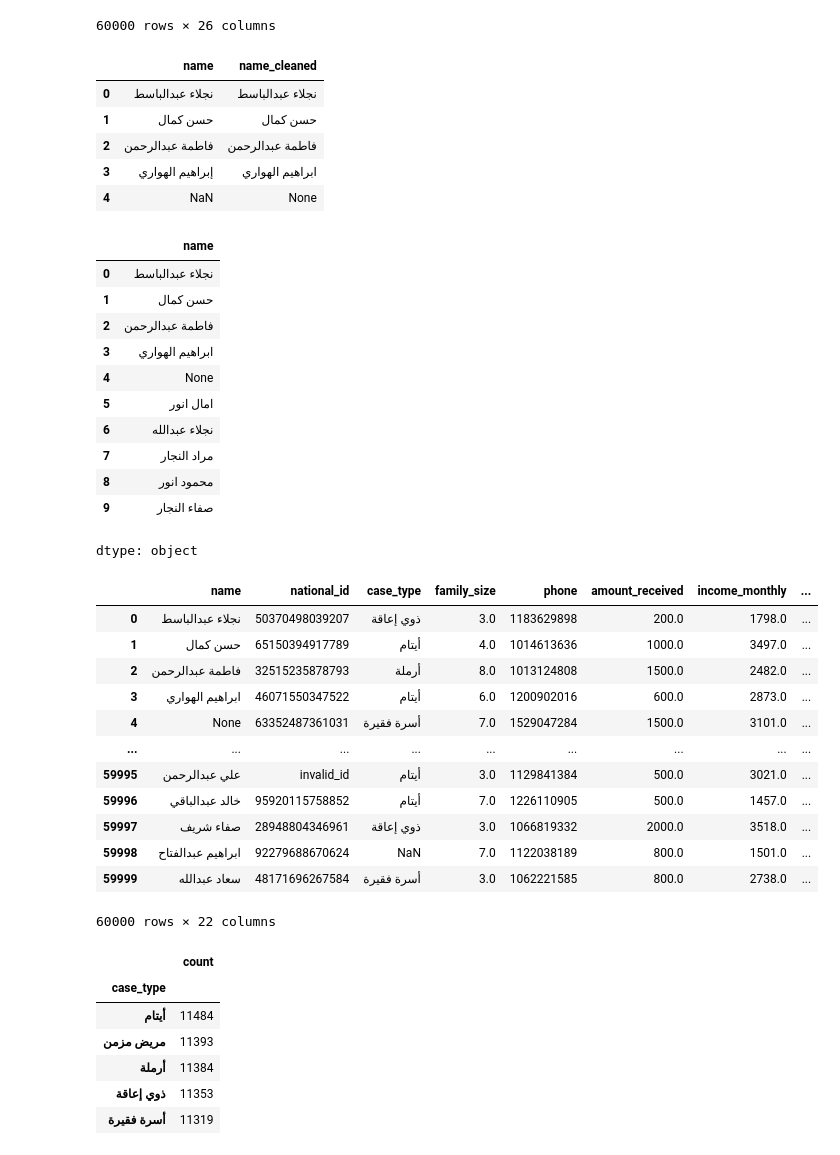
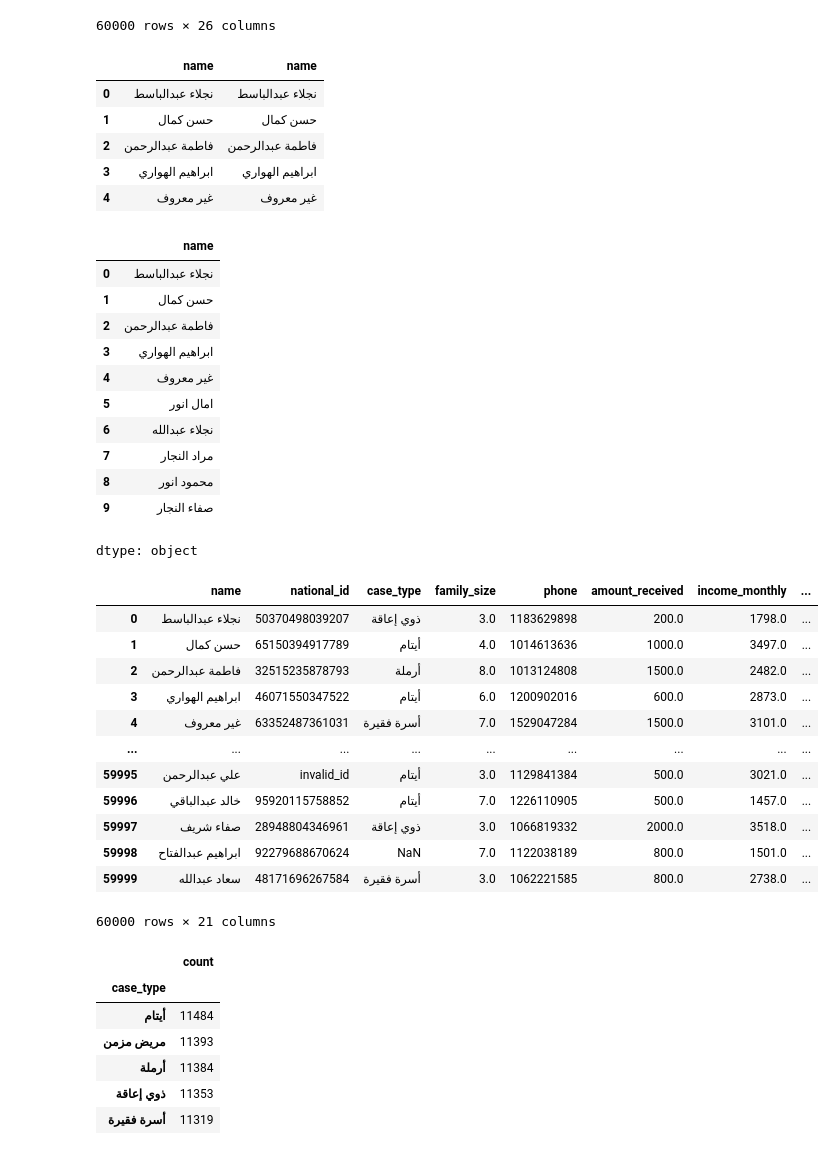
Before and after one commit to HazemmoAlsady/AWN_Graduation_Project, a Jupyter notebook: AWNN2.ipynb, the cells around one changed output. Drawn from its saved outputs; the diff is of its cells as text; code cells hidden in the pictures.

```diff
--- a/AWNN2.ipynb
+++ b/AWNN2.ipynb
@@ -256,58 +256,58 @@ df
 | 59999 | سعاد عبدالله | 48171696267584 | أسرة فقيرة | 3.0 | 1062221585 | 800.0 | 2738.0 | ... |
 60000 rows × 26 columns
 # %%
-df.drop(columns=["birthdate", "age", "gov_code", "governorate", "gender_from_id"], inplace=True)
+# df.drop(columns=["birthdate", "age", "gov_code", "governorate", "gender_from_id"], inplace=True)
 # %%
 import pandas as pd
 import re
 
 # تنظيف شامل لعمود الاسم
 def clean_name(name):
-    if pd.isna(name):
-        return None
+    if pd.isna(name) or str(name).strip() == "":
+        return "غير معروف"
 
     # تحويل الاسم إلى string
     name = str(name)
 
     # 1) إزالة المسافات من البداية والنهاية
     name = name.strip()
 
-    # 2) إزالة أي رموز أو أرقام
-    name = re.sub(r'[^A-Za-z\u0600-\u06FF\s]', ' ', name)  # يبقي بس الحروف العربية والإنجليزية
+    # 2) إزالة أي رموز أو أرقام (يبقى بس الحروف العربية والإنجليزية)
+    name = re.sub(r'[^A-Za-z\u0600-\u06FF\s]', ' ', name)
 
     # 3) إزالة المسافات المكررة
     name = re.sub(r'\s+', ' ', name)
 
     # 4) إزالة التطويل "ــــ"
     name = name.replace("ـ", "")
 
-    # 5) توحيد الهمزات في العربي (اختياري بس مهم في التنضيف)
+    # 5) توحيد الهمزات في العربي
     name = (name.replace("أ", "ا")
                 .replace("إ", "ا")
                 .replace("آ", "ا"))
 
     # 6) حذف الأسماء القصيرة جدًا (غالبًا غلط)
     if len(name) < 3:
-        return None
+        return "غير معروف"
 
     # 7) Capitalize للأسماء الإنجليزية
     name = " ".join([w.capitalize() for w in name.split()])
 
     return name
 
 
 # تطبيق الدالة على العمود
-df["name_cleaned"] = df["name"].apply(clean_name)
+df["name"] = df["name"].apply(clean_name)
 
 # عرض النتيجة
-df[["name", "name_cleaned"]].head(5)
+df[["name", "name"]].head(5)
 # %% [output]
-|  | name | name_cleaned |
+|  | name | name |
 | 0 | نجلاء عبدالباسط | نجلاء عبدالباسط |
 | 1 | حسن كمال | حسن كمال |
 | 2 | فاطمة عبدالرحمن | فاطمة عبدالرحمن |
-| 3 | إبراهيم الهواري | ابراهيم الهواري |
-| 4 | NaN | None |
+| 3 | ابراهيم الهواري | ابراهيم الهواري |
+| 4 | غير معروف | غير معروف |
 # %%
 df["name"] = df["name"].apply(clean_name)
 # %%
@@ -318,7 +318,7 @@ df["name"].head(10)
 | 1 | حسن كمال |
 | 2 | فاطمة عبدالرحمن |
 | 3 | ابراهيم الهواري |
-| 4 | None |
+| 4 | غير معروف |
 | 5 | امال انور |
 | 6 | نجلاء عبدالله |
 | 7 | مراد النجار |
@@ -333,14 +333,14 @@ df
 | 1 | حسن كمال | 65150394917789 | أيتام | 4.0 | 1014613636 | 1000.0 | 3497.0 | ... |
 | 2 | فاطمة عبدالرحمن | 32515235878793 | أرملة | 8.0 | 1013124808 | 1500.0 | 2482.0 | ... |
 | 3 | ابراهيم الهواري | 46071550347522 | أيتام | 6.0 | 1200902016 | 600.0 | 2873.0 | ... |
-| 4 | None | 63352487361031 | أسرة فقيرة | 7.0 | 1529047284 | 1500.0 | 3101.0 | ... |
+| 4 | غير معروف | 63352487361031 | أسرة فقيرة | 7.0 | 1529047284 | 1500.0 | 3101.0 | ... |
 | ... | ... | ... | ... | ... | ... | ... | ... | ... |
 | 59995 | علي عبدالرحمن | invalid_id | أيتام | 3.0 | 1129841384 | 500.0 | 3021.0 | ... |
 | 59996 | خالد عبدالباقي | 95920115758852 | أيتام | 7.0 | 1226110905 | 500.0 | 1457.0 | ... |
 | 59997 | صفاء شريف | 28948804346961 | ذوي إعاقة | 3.0 | 1066819332 | 2000.0 | 3518.0 | ... |
 | 59998 | ابراهيم عبدالفتاح | 92279688670624 | NaN | 7.0 | 1122038189 | 800.0 | 1501.0 | ... |
 | 59999 | سعاد عبدالله | 48171696267584 | أسرة فقيرة | 3.0 | 1062221585 | 800.0 | 2738.0 | ... |
-60000 rows × 22 columns
+60000 rows × 21 columns
 # %%
 df["case_type"].value_counts()
 # %% [output]
```
Also changed, not shown: parts of 28 cells of this notebook.
